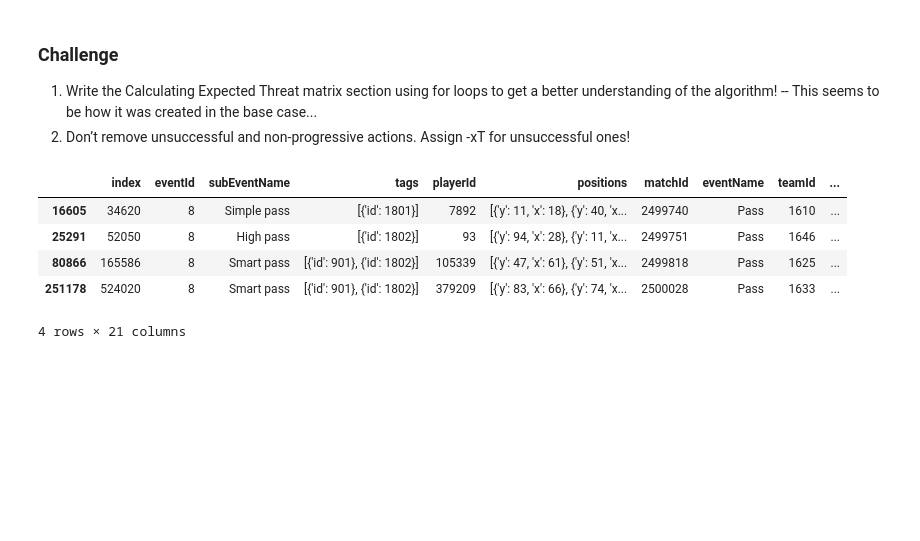
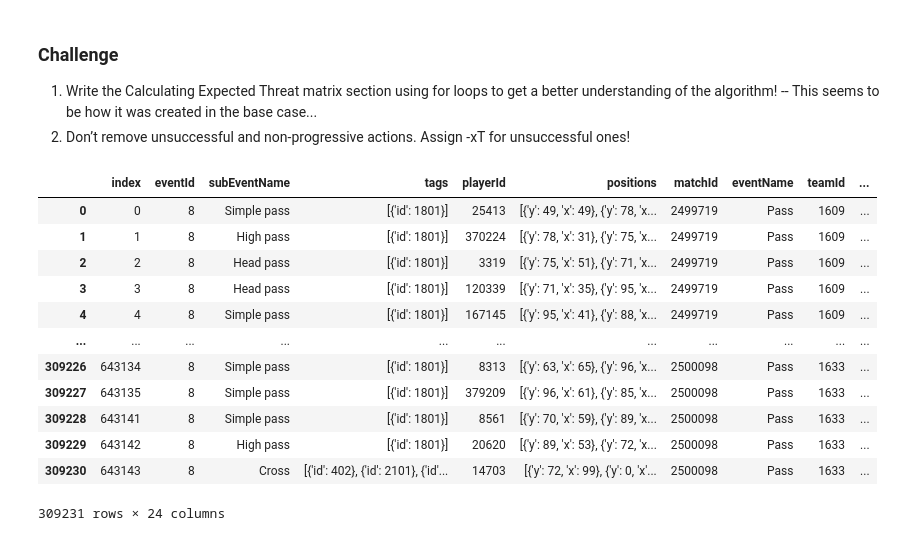
Before and after one commit to khoffLSU/footy_analytics, a Jupyter notebook: Valuing Actions Chapter.ipynb, the cells around one changed output. Saved outputs shown, nothing was run; the diff lists cells and outputs as text; code cells hidden in the pictures; blank space fills up the shorter version.

```diff
--- a/Valuing Actions Chapter.ipynb
+++ b/Valuing Actions Chapter.ipynb
@@ -625,12 +625,26 @@ summary = (summary
 ### Challenge
 1. Write the Calculating Expected Threat matrix section using for loops to get a better understanding of the algorithm! -- This seems to be how it was created in the base case...
 2. Don’t remove unsuccessful and non-progressive actions. Assign -xT for unsuccessful ones!
-# %%
-move_df.sample(4)
-# %% [output]
-|  | index | eventId | subEventName | tags | playerId | positions | matchId | eventName | teamId | ... |
-| 16605 | 34620 | 8 | Simple pass | [{'id': 1801}] | 7892 | [{'y': 11, 'x': 18}, {'y': 40, 'x... | 2499740 | Pass | 1610 | ... |
-| 25291 | 52050 | 8 | High pass | [{'id': 1802}] | 93 | [{'y': 94, 'x': 28}, {'y': 11, 'x... | 2499751 | Pass | 1646 | ... |
-| 80866 | 165586 | 8 | Smart pass | [{'id': 901}, {'id': 1802}] | 105339 | [{'y': 47, 'x': 61}, {'y': 51, 'x... | 2499818 | Pass | 1625 | ... |
-| 251178 | 524020 | 8 | Smart pass | [{'id': 901}, {'id': 1802}] | 379209 | [{'y': 83, 'x': 66}, {'y': 74, 'x... | 2500028 | Pass | 1633 | ... |
-4 rows × 21 columns
+# %%
+# Add xT column
+(move_df
+ .assign(xT = lambda df_: df_.apply(lambda row: xT[row.end_sector[1] - 1][row.end_sector[0] - 1]
+                                    - xT[row.start_sector[1] - 1][row.start_sector[0] - 1],
+                                                      axis = 1))
+ .assign(success = lambda df_: df_.apply(lambda x:{'id':1801} in x.tags, axis = 1),
+         xT_fin = lambda df_: np.where(df_.success==False, -0.02, df_.xT))
+)
+# %% [output]
+|  | index | eventId | subEventName | tags | playerId | positions | matchId | eventName | teamId | ... |
+| 0 | 0 | 8 | Simple pass | [{'id': 1801}] | 25413 | [{'y': 49, 'x': 49}, {'y': 78, 'x... | 2499719 | Pass | 1609 | ... |
+| 1 | 1 | 8 | High pass | [{'id': 1801}] | 370224 | [{'y': 78, 'x': 31}, {'y': 75, 'x... | 2499719 | Pass | 1609 | ... |
+| 2 | 2 | 8 | Head pass | [{'id': 1801}] | 3319 | [{'y': 75, 'x': 51}, {'y': 71, 'x... | 2499719 | Pass | 1609 | ... |
+| 3 | 3 | 8 | Head pass | [{'id': 1801}] | 120339 | [{'y': 71, 'x': 35}, {'y': 95, 'x... | 2499719 | Pass | 1609 | ... |
+| 4 | 4 | 8 | Simple pass | [{'id': 1801}] | 167145 | [{'y': 95, 'x': 41}, {'y': 88, 'x... | 2499719 | Pass | 1609 | ... |
+| ... | ... | ... | ... | ... | ... | ... | ... | ... | ... | ... |
+| 309226 | 643134 | 8 | Simple pass | [{'id': 1801}] | 8313 | [{'y': 63, 'x': 65}, {'y': 96, 'x... | 2500098 | Pass | 1633 | ... |
+| 309227 | 643135 | 8 | Simple pass | [{'id': 1801}] | 379209 | [{'y': 96, 'x': 61}, {'y': 85, 'x... | 2500098 | Pass | 1633 | ... |
+| 309228 | 643141 | 8 | Simple pass | [{'id': 1801}] | 8561 | [{'y': 70, 'x': 59}, {'y': 89, 'x... | 2500098 | Pass | 1633 | ... |
+| 309229 | 643142 | 8 | High pass | [{'id': 1801}] | 20620 | [{'y': 89, 'x': 53}, {'y': 72, 'x... | 2500098 | Pass | 1633 | ... |
+| 309230 | 643143 | 8 | Cross | [{'id': 402}, {'id': 2101}, {'id'... | 14703 | [{'y': 72, 'x': 99}, {'y': 0, 'x'... | 2500098 | Pass | 1633 | ... |
+309231 rows × 24 columns
```
Also changed, not shown: parts of 4 cells of this notebook.
